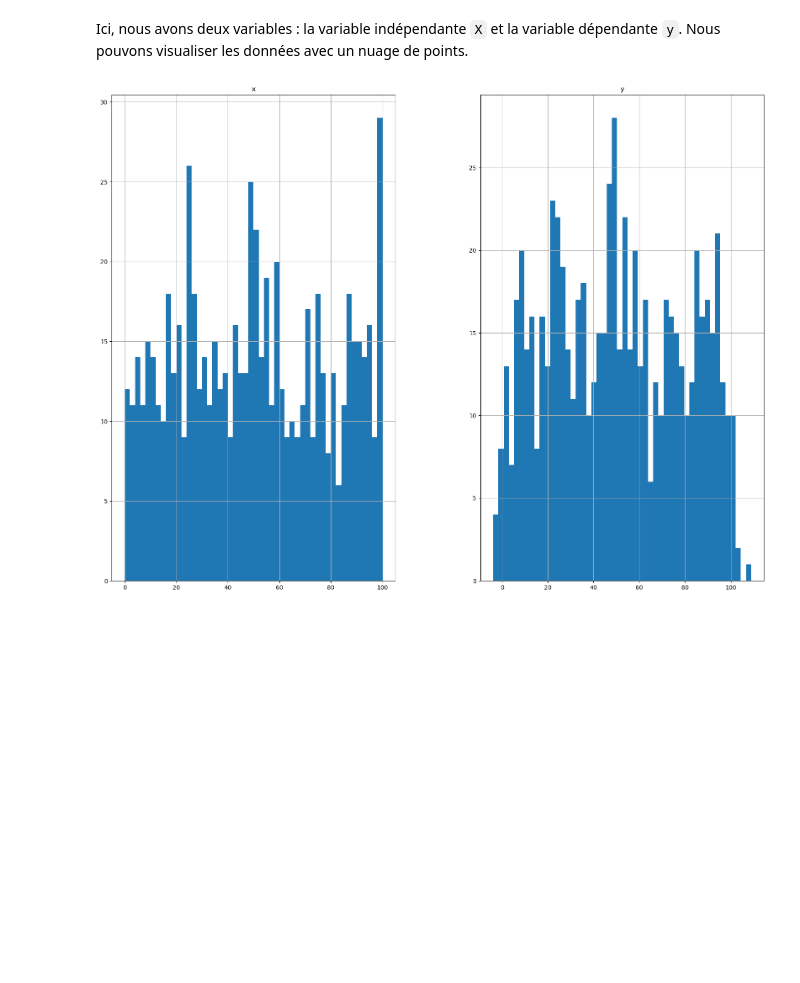
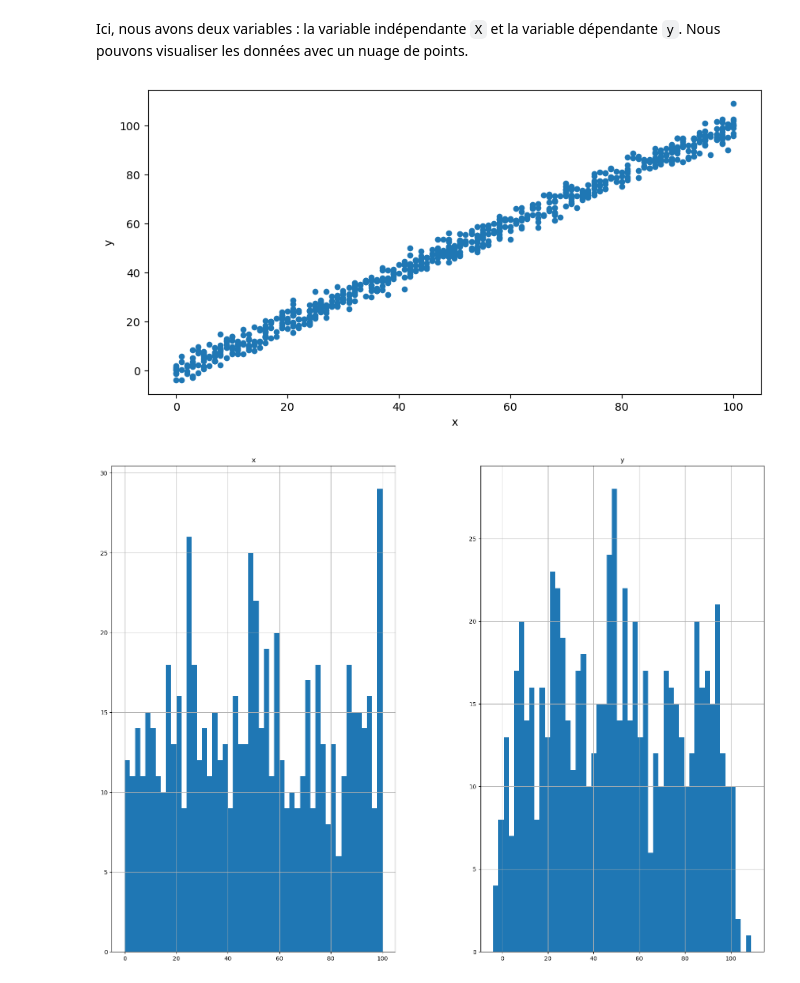
Before and after one commit to All-Khwarizmi/blog_quarto, a Jupyter notebook: posts/regression/index.ipynb, the cells around one changed output. Drawn from its saved outputs; the diff is of its cells as text; code cells hidden in the pictures; blank space fills up the shorter version.

```diff
--- a/posts/regression/index.ipynb
+++ b/posts/regression/index.ipynb
@@ -62,6 +65,11 @@ dataset.isna().values.any()
 False
 # %% [markdown]
 Ici, nous avons deux variables : la variable indépendante `X` et la variable dépendante `y`. Nous pouvons visualiser les données avec un nuage de points.
+# %%
+dataset.plot(kind="scatter", x="x", y="y", figsize=(10,5))
+plt.show()
+# %% [output]
+[figure, added]
 # %%
 # Plotting the distribution of the data
 dataset.hist(bins=50, figsize=(20,15))
```
Also changed, not shown: parts of 3 cells of this notebook.
